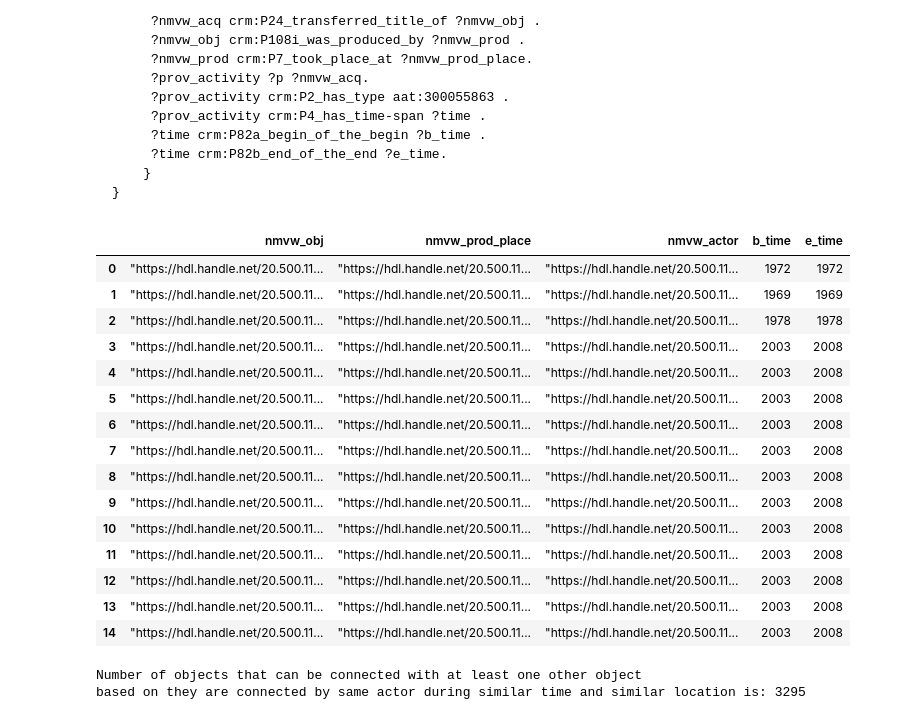
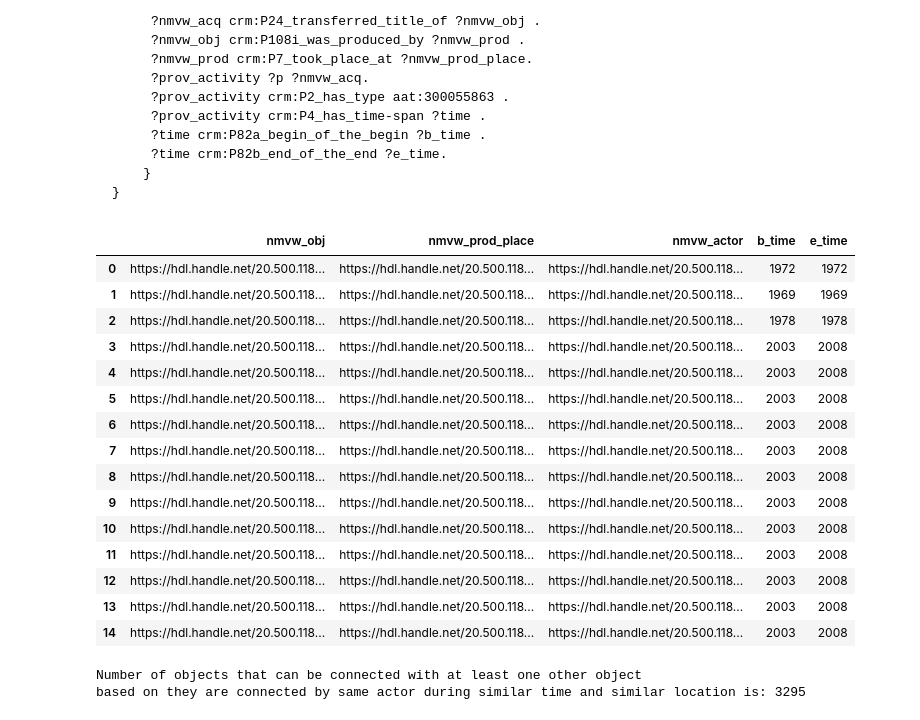
Before and after one commit to Shoilee/dh_entity_linking_v2, a Jupyter notebook: workflow/query/results.ipynb, the cells around one changed output. Drawn from its saved outputs; the diff is of its cells as text; code cells hidden in the pictures.

```diff
--- a/workflow/query/results.ipynb
+++ b/workflow/query/results.ipynb
@@ -377,6 +381,7 @@ WHERE{
 import pandas as pd
 
 df1 = pd.read_csv("CQ3_nmvw_obj.csv")
+df1 = df1.map(lambda x: x.replace('"', '').strip() if isinstance(x, str) else x)
 df1 = df1.iloc[: , :-1]
 df1.columns = ["nmvw_acq1" , "nmvw_actor1" , "nmvw_object" , "nmvw_acq2" , "nmvw_actor2"]
 
@@ -407,7 +412,7 @@ Graph <https://pressingmatter.nl/Bronbeek/Objects/Objects/assertion/bad21d24/202
 import pandas as pd
 
 df2 = pd.read_csv("CQ3_bb_obj.csv")
-df2 = df2.iloc[: , :-1]
+# df2 = df2.iloc[: , :-1]
 df2.columns = [  "bb_acq1" , "bb_actor1" , "bb_object" , "bb_acq2" , "bb_actor2"]
 
 pairs = set(frozenset(pair) for pair in zip(df2['bb_actor1'], df2['bb_actor2']))
@@ -455,7 +460,10 @@ for _, row in result_df.iterrows():
         y =  row['bb_actor1']
 
     pair_list.append(frozenset((x,y)))
-    pair_list.append(frozenset((x1,y)))
+    try:
+        pair_list.append(frozenset((x1,y)))
+    except NameError:
+        print(f"{row['nmvw_actor1']} never apprears in sameAs")
 
 pair_set = set(pair_list)
 pair_df = pd.DataFrame(pair_set, columns=['actor1', 'actor2'])
@@ -1073,32 +1035,33 @@ WHERE{
 # %%
 def cleanup_time(x: str):
     return int(str(x).replace('"', '').strip()[-4:])
 
 import pandas as pd
 
 df1 = pd.read_csv("CQ6c_nmvw.csv")
+df1 = df1.map(lambda x: x.replace('"', '').strip() if isinstance(x, str) else x)
 df1 = df1.iloc[: , :-1]
 df1.columns = ['nmvw_obj', 'nmvw_prod_place', 'nmvw_actor', 'b_time', 'e_time']
 df1['b_time'] = df1['b_time'].apply(cleanup_time)
 df1['e_time'] = df1['e_time'].apply(cleanup_time)
 df1.head(15)
 # %% [output]
 |  | nmvw_obj | nmvw_prod_place | nmvw_actor | b_time | e_time |
-| 0 | "https://hdl.handle.net/20.500.11... | "https://hdl.handle.net/20.500.11... | "https://hdl.handle.net/20.500.11... | 1972 | 1972 |
-| 1 | "https://hdl.handle.net/20.500.11... | "https://hdl.handle.net/20.500.11... | "https://hdl.handle.net/20.500.11... | 1969 | 1969 |
-| 2 | "https://hdl.handle.net/20.500.11... | "https://hdl.handle.net/20.500.11... | "https://hdl.handle.net/20.500.11... | 1978 | 1978 |
-| 3 | "https://hdl.handle.net/20.500.11... | "https://hdl.handle.net/20.500.11... | "https://hdl.handle.net/20.500.11... | 2003 | 2008 |
-| 4 | "https://hdl.handle.net/20.500.11... | "https://hdl.handle.net/20.500.11... | "https://hdl.handle.net/20.500.11... | 2003 | 2008 |
-| 5 | "https://hdl.handle.net/20.500.11... | "https://hdl.handle.net/20.500.11... | "https://hdl.handle.net/20.500.11... | 2003 | 2008 |
-| 6 | "https://hdl.handle.net/20.500.11... | "https://hdl.handle.net/20.500.11... | "https://hdl.handle.net/20.500.11... | 2003 | 2008 |
-| 7 | "https://hdl.handle.net/20.500.11... | "https://hdl.handle.net/20.500.11... | "https://hdl.handle.net/20.500.11... | 2003 | 2008 |
-| 8 | "https://hdl.handle.net/20.500.11... | "https://hdl.handle.net/20.500.11... | "https://hdl.handle.net/20.500.11... | 2003 | 2008 |
-| 9 | "https://hdl.handle.net/20.500.11... | "https://hdl.handle.net/20.500.11... | "https://hdl.handle.net/20.500.11... | 2003 | 2008 |
-| 10 | "https://hdl.handle.net/20.500.11... | "https://hdl.handle.net/20.500.11... | "https://hdl.handle.net/20.500.11... | 2003 | 2008 |
-| 11 | "https://hdl.handle.net/20.500.11... | "https://hdl.handle.net/20.500.11... | "https://hdl.handle.net/20.500.11... | 2003 | 2008 |
-| 12 | "https://hdl.handle.net/20.500.11... | "https://hdl.handle.net/20.500.11... | "https://hdl.handle.net/20.500.11... | 2003 | 2008 |
-| 13 | "https://hdl.handle.net/20.500.11... | "https://hdl.handle.net/20.500.11... | "https://hdl.handle.net/20.500.11... | 2003 | 2008 |
-| 14 | "https://hdl.handle.net/20.500.11... | "https://hdl.handle.net/20.500.11... | "https://hdl.handle.net/20.500.11... | 2003 | 2008 |
+| 0 | https://hdl.handle.net/20.500.118... | https://hdl.handle.net/20.500.118... | https://hdl.handle.net/20.500.118... | 1972 | 1972 |
+| 1 | https://hdl.handle.net/20.500.118... | https://hdl.handle.net/20.500.118... | https://hdl.handle.net/20.500.118... | 1969 | 1969 |
+| 2 | https://hdl.handle.net/20.500.118... | https://hdl.handle.net/20.500.118... | https://hdl.handle.net/20.500.118... | 1978 | 1978 |
+| 3 | https://hdl.handle.net/20.500.118... | https://hdl.handle.net/20.500.118... | https://hdl.handle.net/20.500.118... | 2003 | 2008 |
+| 4 | https://hdl.handle.net/20.500.118... | https://hdl.handle.net/20.500.118... | https://hdl.handle.net/20.500.118... | 2003 | 2008 |
+| 5 | https://hdl.handle.net/20.500.118... | https://hdl.handle.net/20.500.118... | https://hdl.handle.net/20.500.118... | 2003 | 2008 |
+| 6 | https://hdl.handle.net/20.500.118... | https://hdl.handle.net/20.500.118... | https://hdl.handle.net/20.500.118... | 2003 | 2008 |
+| 7 | https://hdl.handle.net/20.500.118... | https://hdl.handle.net/20.500.118... | https://hdl.handle.net/20.500.118... | 2003 | 2008 |
+| 8 | https://hdl.handle.net/20.500.118... | https://hdl.handle.net/20.500.118... | https://hdl.handle.net/20.500.118... | 2003 | 2008 |
+| 9 | https://hdl.handle.net/20.500.118... | https://hdl.handle.net/20.500.118... | https://hdl.handle.net/20.500.118... | 2003 | 2008 |
+| 10 | https://hdl.handle.net/20.500.118... | https://hdl.handle.net/20.500.118... | https://hdl.handle.net/20.500.118... | 2003 | 2008 |
+| 11 | https://hdl.handle.net/20.500.118... | https://hdl.handle.net/20.500.118... | https://hdl.handle.net/20.500.118... | 2003 | 2008 |
+| 12 | https://hdl.handle.net/20.500.118... | https://hdl.handle.net/20.500.118... | https://hdl.handle.net/20.500.118... | 2003 | 2008 |
+| 13 | https://hdl.handle.net/20.500.118... | https://hdl.handle.net/20.500.118... | https://hdl.handle.net/20.500.118... | 2003 | 2008 |
+| 14 | https://hdl.handle.net/20.500.118... | https://hdl.handle.net/20.500.118... | https://hdl.handle.net/20.500.118... | 2003 | 2008 |
 # %%
 grouped_df1 = df1.groupby(['nmvw_actor', 'nmvw_prod_place', 'b_time', 'e_time'])['nmvw_obj'].nunique().reset_index()
 grouped_df1 = grouped_df1.sort_values(by='nmvw_obj', ascending=False)
```
Also changed, not shown: parts of 27 cells of this notebook.
